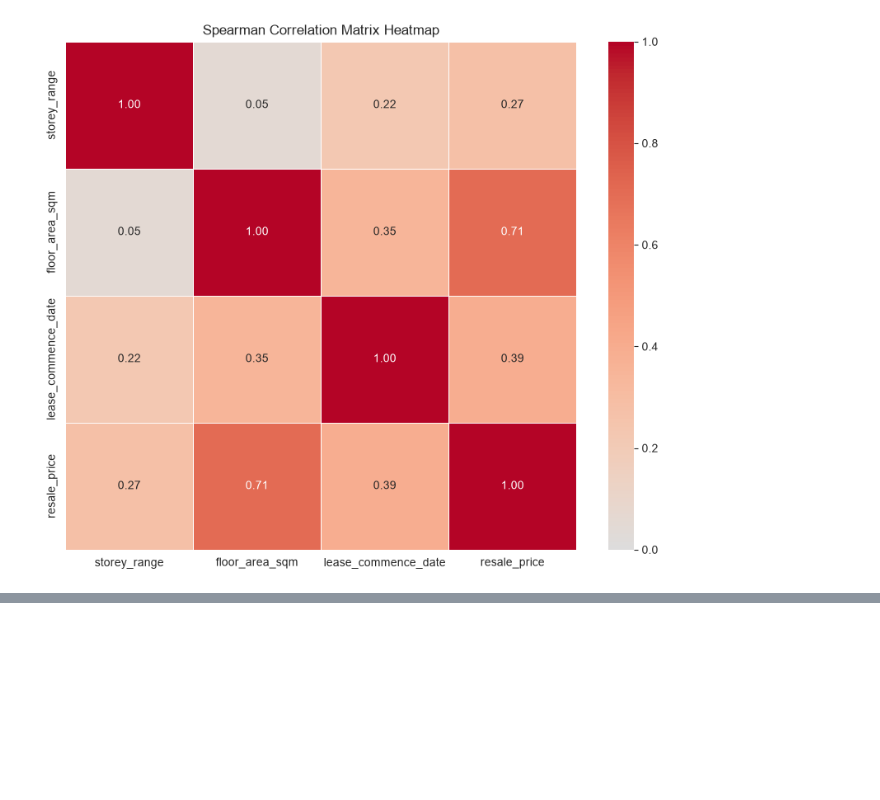
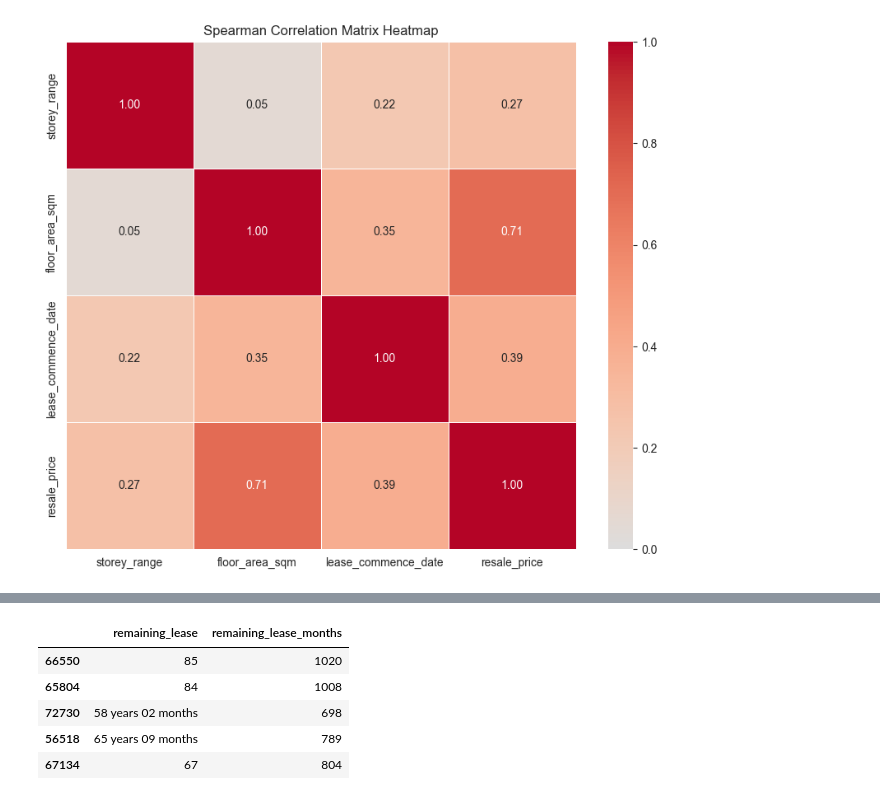
Before and after one commit to Mafuy00/aiap_foundation, a Jupyter notebook: regression/eda.ipynb, the cells around one changed output, grey strips where cells are left out. Cells and saved outputs as stored; diff of their text form; code cells hidden in the pictures; blank space fills up the shorter version.

```diff
--- a/regression/eda.ipynb
+++ b/regression/eda.ipynb
@@ -335,0 +409,52 @@ plt.show()
+# %%
+df = df.drop(columns=['year_month'])
+# %%
+import re
+
+def extract_lease_info(lease_str: str) -> int:
+    """
+    Convert lease information from a string format to total months.
+
+    This function takes a string representing the remaining lease period, which
+    may include years and months in various formats (e.g., "70 years 3 months",
+    "85 years", "67"), and converts it to the total number of months.
+
+    Args:
+        lease_str (str): The remaining lease period as a string.
+
+    Returns:
+        int: The total number of months, or None if the input is NaN.
+    """
+
+    if pd.isna(lease_str):
+        return None
+
+    # Regular expression to extract years and months
+    years_match = re.search(r'(\d+)\s*years?', lease_str)
+    months_match = re.search(r'(\d+)\s*months?', lease_str)
+    number_match = re.match(r'^\d+$', lease_str.strip())
+
+    if years_match:
+        years = int(years_match.group(1))
+    elif number_match:  # If only a number is present, assume it's in years
+        years = int(number_match.group(0))
+    else:
+        years = 0
+
+    months = int(months_match.group(1)) if months_match else 0
+
+    # Convert the total lease period to months
+    total_months = years * 12 + months
+    return total_months
+# %%
+# Extract lease information
+df['remaining_lease_months'] = df['remaining_lease'].apply(extract_lease_info)
+# Display a random sample of the data to check the transformation
+df[['remaining_lease', 'remaining_lease_months']].sample(5)
+# %% [output]
+|  | remaining_lease | remaining_lease_months |
+| 66550 | 85 | 1020 |
+| 65804 | 84 | 1008 |
+| 72730 | 58 years 02 months | 698 |
+| 56518 | 65 years 09 months | 789 |
+| 67134 | 67 | 804 |
```
Also changed, not shown: parts of 26 cells of this notebook, 1 other file.
